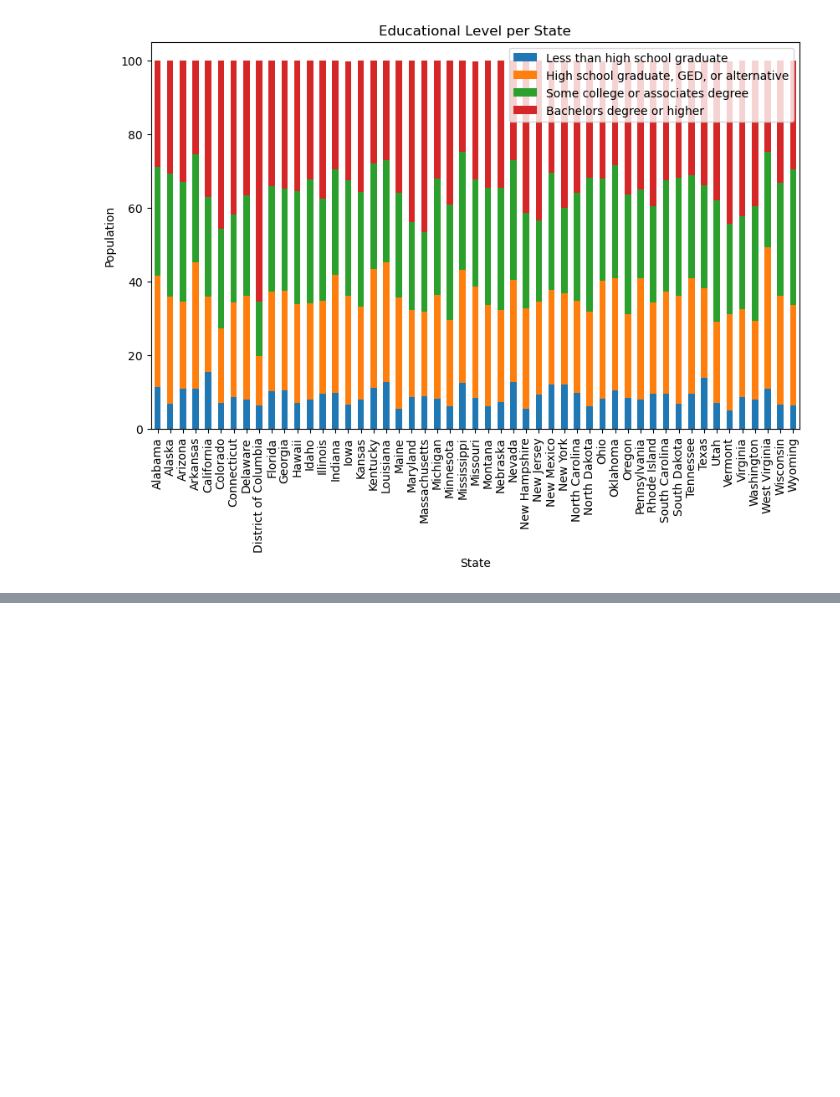
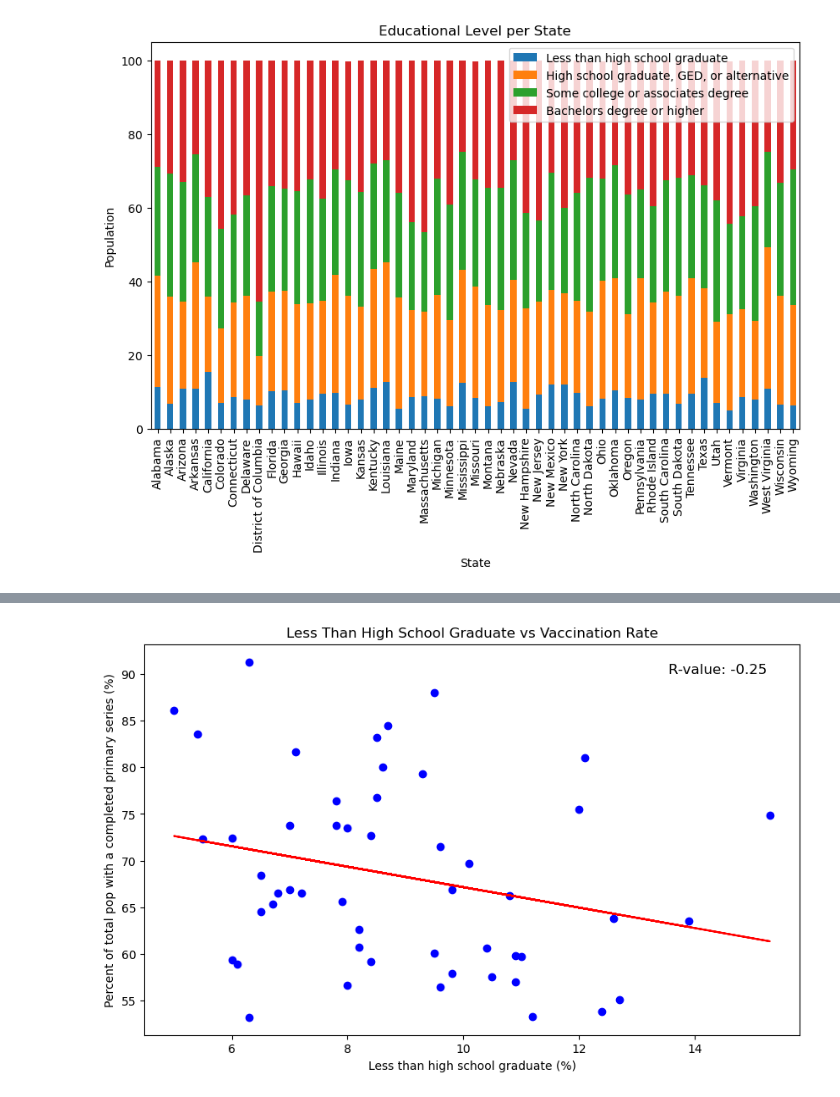
Before and after one commit to imnana18/project1_group07, a Jupyter notebook: project_files/Correlation Analysis.ipynb, the cells around one changed output, grey strips where cells are left out. Saved outputs shown, nothing was run; the diff lists cells and outputs as text; code cells hidden in the pictures; blank space fills up the shorter version.

Commit message:
Add changes to vaccination_education file

```diff
--- a/analysis/Correlation Analysis.ipynb
+++ b/project_files/Correlation Analysis.ipynb
@@ -310,0 +277,23 @@ plt.show()
+# %%
+# Plotting a scatter plot with a linear regression line
+fig, ax = plt.subplots(figsize=(10, 6))
+
+ax.scatter(education_vaccination_df['Less than high school graduate'], education_vaccination_df['Percent of total pop with a completed primary series'], color='blue', label='Data points')
+
+# Calculating and displaying the linear regression line
+slope, intercept, r_value, _, _ = linregress(education_vaccination_df['Less than high school graduate'], education_vaccination_df['Percent of total pop with a completed primary series'])
+line = slope * education_vaccination_df['Less than high school graduate'] + intercept
+ax.plot(education_vaccination_df['Less than high school graduate'], line, color='red', label='Linear Regression Line')
+
+# Displaying the R-value (correlation coefficient)
+ax.text(0.95, 0.95, f'R-value: {r_value:.2f}', transform=ax.transAxes, fontsize=12, ha='right', va='top')
+
+# Setting labels and title
+ax.set_xlabel('Less than high school graduate (%)')
+ax.set_ylabel('Percent of total pop with a completed primary series (%)')
+ax.set_title('Less Than High School Graduate vs Vaccination Rate')
+
+# Display the plot
+plt.show()
+# %% [output]
+[figure, added]
```
Also changed, not shown: parts of 20 cells of this notebook.
